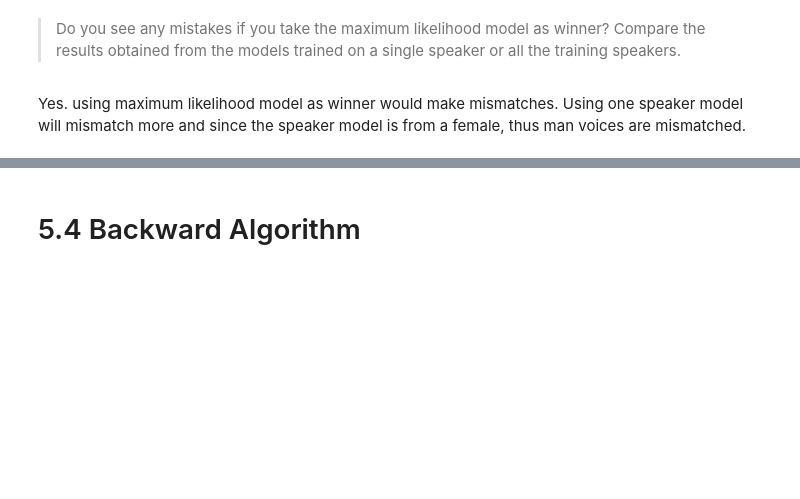
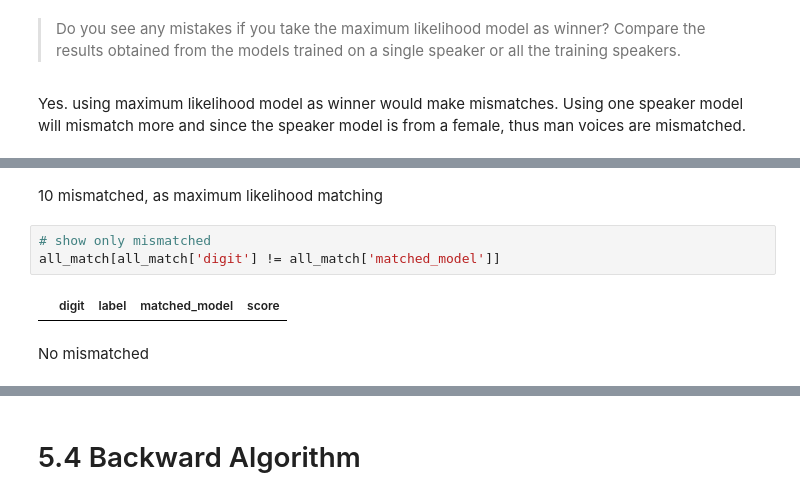
Before and after one commit to chris4540/DT2119, a Jupyter notebook: lab2/Presentation.ipynb, the cells around one changed output, grey strips where cells are left out. Drawn from its saved outputs; the diff is of its cells as text; blank space fills up the shorter version.

```diff
--- a/lab2/Presentation.ipynb
+++ b/lab2/Presentation.ipynb
@@ -59,0 +91,9 @@ Yes. using maximum likelihood model as winner would make mismatches. Using one s
+# %% [markdown]
+10 mismatched, as maximum likelihood matching
+# %%
+# show only mismatched
+all_match[all_match['digit'] != all_match['matched_model']]
+# %% [output]
+|  | digit | label | matched_model | score |
+# %% [markdown]
+No mismatched
```
Also changed, not shown: parts of 9 cells of this notebook, 2 other files.
